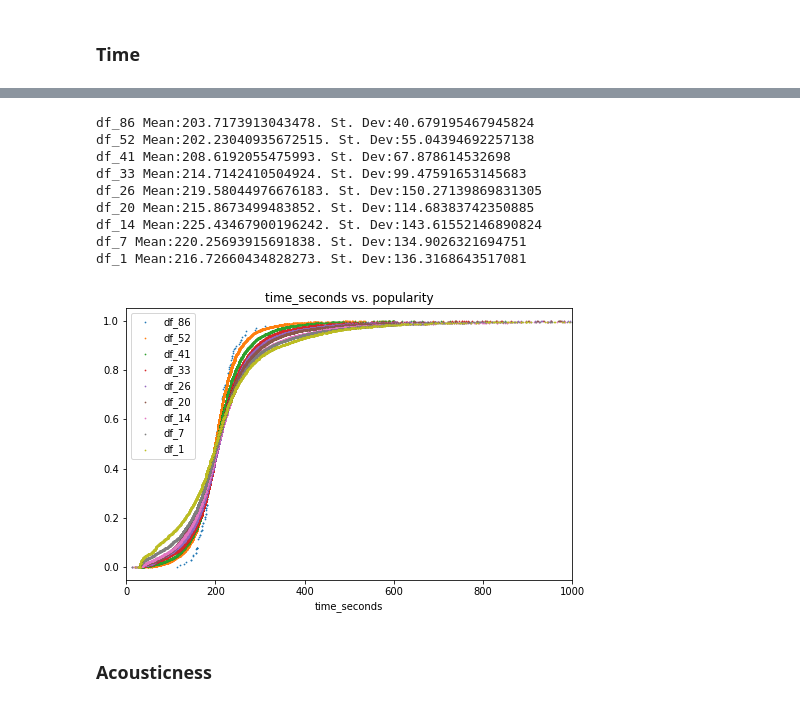
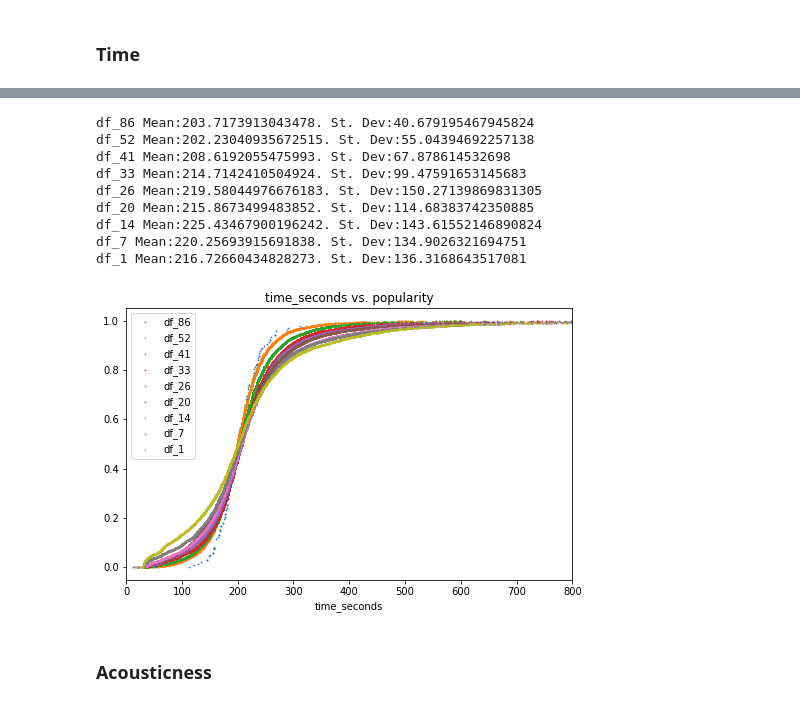
Before and after one commit to brentthayer1/capstone1, a Jupyter notebook: capstone1_eda.ipynb, the cells around one changed output, grey strips where cells are left out. Saved outputs shown, nothing was run; the diff lists cells and outputs as text; code cells hidden in the pictures.

```diff
--- a/capstone1_eda.ipynb
+++ b/capstone1_eda.ipynb
@@ -272,18 +279,18 @@ def scatter_cdf_subs(ax, df_lst, column, df_name_lst):
 # %%
 attribute = 'time_seconds'
 plt.figure(figsize=(8, 5))
-plt.xlim(0, 1000)
+plt.xlim(0, 800)
 cs1.scatter_cdf(df_lst, attribute, color_list, df_name_lst)
 # %% [output]
 df_86 Mean:203.7173913043478. St. Dev:40.679195467945824
 df_52 Mean:202.23040935672515. St. Dev:55.04394692257138
 df_41 Mean:208.6192055475993. St. Dev:67.878614532698
 df_33 Mean:214.7142410504924. St. Dev:99.47591653145683
 df_26 Mean:219.58044976676183. St. Dev:150.27139869831305
 df_20 Mean:215.8673499483852. St. Dev:114.68383742350885
 df_14 Mean:225.43467900196242. St. Dev:143.61552146890824
 df_7 Mean:220.25693915691838. St. Dev:134.9026321694751
 df_1 Mean:216.72660434828273. St. Dev:136.3168643517081
-[figure, old version]
+[figure, new version]
 # %% [markdown]
 ### Acousticness
```
Also changed, not shown: parts of 13 cells of this notebook, 1 other file.
